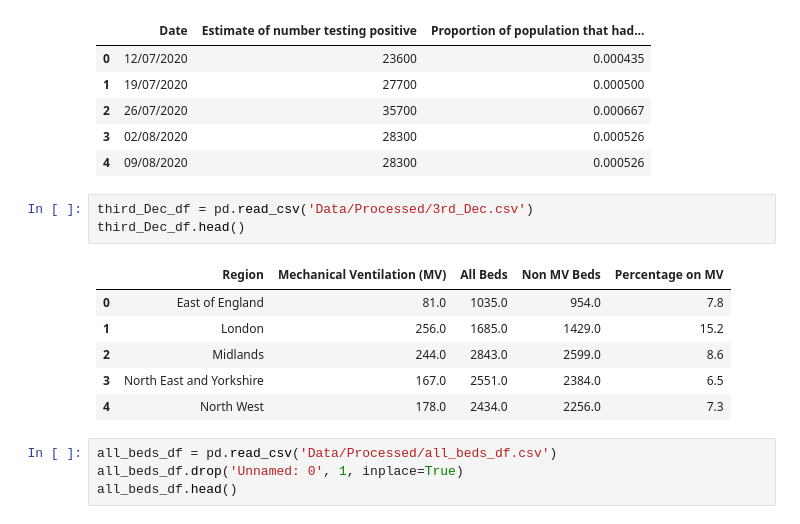
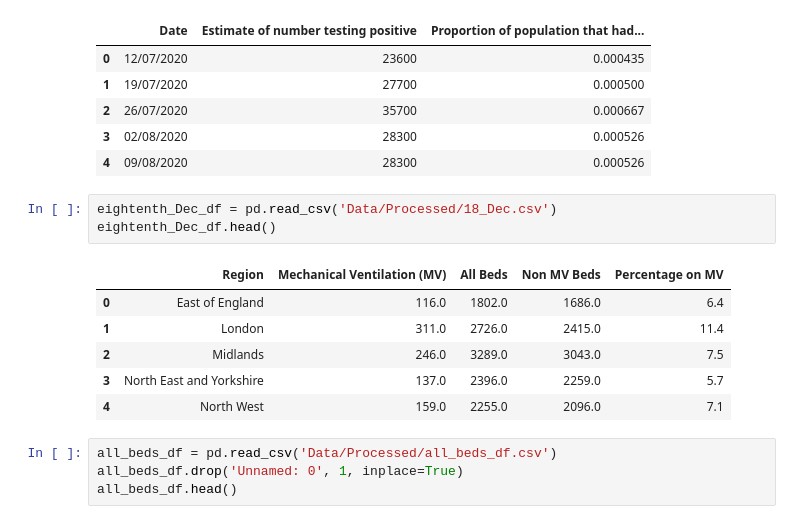
Before and after one commit to IvanSparrow71/Data_Science_Mini_Project, a Jupyter notebook: Descriptive Analysis.ipynb, the cells around one changed output. Cells and saved outputs as stored; diff of their text form.

```diff
--- a/Descriptive Analysis.ipynb
+++ b/Descriptive Analysis.ipynb
@@ -13,15 +13,15 @@ pos_cases_df.head()
 | 3 | 02/08/2020 | 28300 | 0.000526 |
 | 4 | 09/08/2020 | 28300 | 0.000526 |
 # %%
-third_Dec_df = pd.read_csv('Data/Processed/3rd_Dec.csv')
-third_Dec_df.head()
+eightenth_Dec_df = pd.read_csv('Data/Processed/18_Dec.csv')
+eightenth_Dec_df.head()
 # %% [output]
 |  | Region | Mechanical Ventilation (MV) | All Beds | Non MV Beds | Percentage on MV |
-| 0 | East of England | 81.0 | 1035.0 | 954.0 | 7.8 |
-| 1 | London | 256.0 | 1685.0 | 1429.0 | 15.2 |
-| 2 | Midlands | 244.0 | 2843.0 | 2599.0 | 8.6 |
-| 3 | North East and Yorkshire | 167.0 | 2551.0 | 2384.0 | 6.5 |
-| 4 | North West | 178.0 | 2434.0 | 2256.0 | 7.3 |
+| 0 | East of England | 116.0 | 1802.0 | 1686.0 | 6.4 |
+| 1 | London | 311.0 | 2726.0 | 2415.0 | 11.4 |
+| 2 | Midlands | 246.0 | 3289.0 | 3043.0 | 7.5 |
+| 3 | North East and Yorkshire | 137.0 | 2396.0 | 2259.0 | 5.7 |
+| 4 | North West | 159.0 | 2255.0 | 2096.0 | 7.1 |
 # %%
 all_beds_df = pd.read_csv('Data/Processed/all_beds_df.csv')
 all_beds_df.drop('Unnamed: 0', 1, inplace=True)
```
Also changed, not shown: parts of 7 cells of this notebook, 4 other files.
